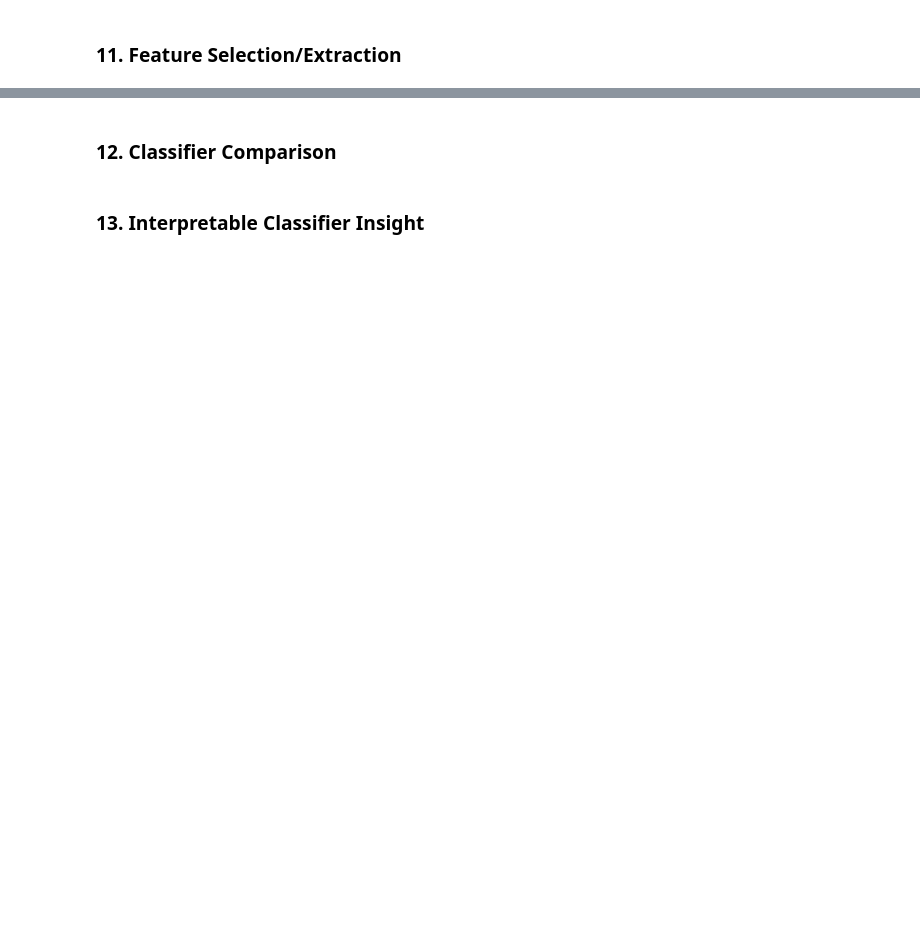
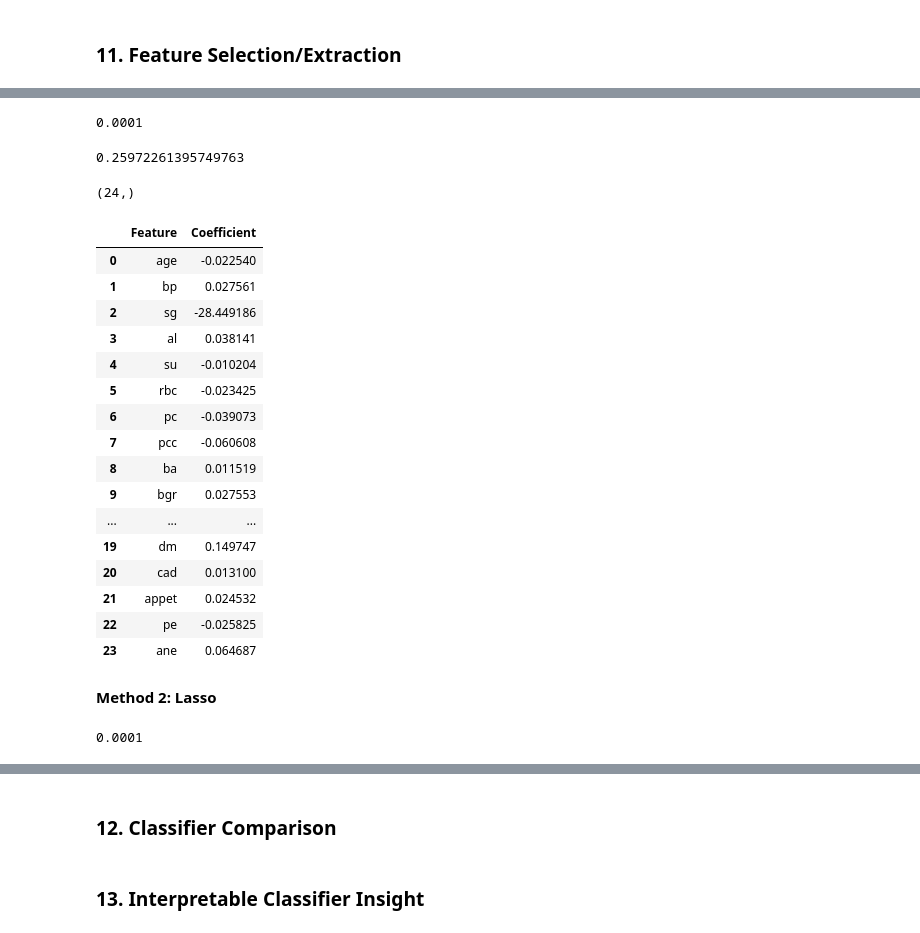
Before and after one commit to nimerkb/Assign6, a Jupyter notebook: assignment6.ipynb, the cells around one changed output, grey strips where cells are left out. Saved outputs shown, nothing was run; the diff lists cells and outputs as text; code cells hidden in the pictures; blank space fills up the shorter version.

```diff
--- a/assignment6.ipynb
+++ b/assignment6.ipynb
@@ -317,0 +408,3 @@ The metrics we will be using include:
+# %%
+m_ridge = Ridge(alpha = 0.01)
+m_ridge.fit(X_train, y_train)
@@ -317,0 +418,3 @@ The metrics we will be using include:
+# %%
+ridge_cv =RidgeCV(alphas = np.logspace(-4,4,100), cv = 5)
+ridge_cv.fit(X_train,y_train)
@@ -317,0 +435,43 @@ The metrics we will be using include:
+# %%
+ridge_cv.alpha_
+# %% [output]
+0.0001
+# %%
+m_ridge = Ridge(alpha = ridge_cv.alpha_)
+m_ridge.fit(X_train,y_train)
+m_ridge_pre = m_ridge.predict(X_test)
+np.sqrt(mean_squared_error(y_test,m_ridge_pre))
+# %% [output]
+0.25972261395749763
+# %%
+ridge_cv.coef_.shape
+# %% [output]
+(24,)
+# %%
+pd.DataFrame({'Feature':X_train.columns,'Coefficient':m_ridge.coef_.reshape(len(X_train.columns))})
+# %% [output]
+|  | Feature | Coefficient |
+| 0 | age | -0.022540 |
+| 1 | bp | 0.027561 |
+| 2 | sg | -28.449186 |
+| 3 | al | 0.038141 |
+| 4 | su | -0.010204 |
+| 5 | rbc | -0.023425 |
+| 6 | pc | -0.039073 |
+| 7 | pcc | -0.060608 |
+| 8 | ba | 0.011519 |
+| 9 | bgr | 0.027553 |
+| ... | ... | ... |
+| 19 | dm | 0.149747 |
+| 20 | cad | 0.013100 |
+| 21 | appet | 0.024532 |
+| 22 | pe | -0.025825 |
+| 23 | ane | 0.064687 |
+# %% [markdown]
+**Method 2: Lasso**
+# %%
+lasso_cv = LassoCV(alphas = np.logspace(-4,4,100),cv = 5, max_iter =1500)
+lasso_cv.fit(X_train,y_train)
+lasso_cv.alpha_
+# %% [output]
+0.0001
```
Also changed, not shown: parts of 34 cells of this notebook.
